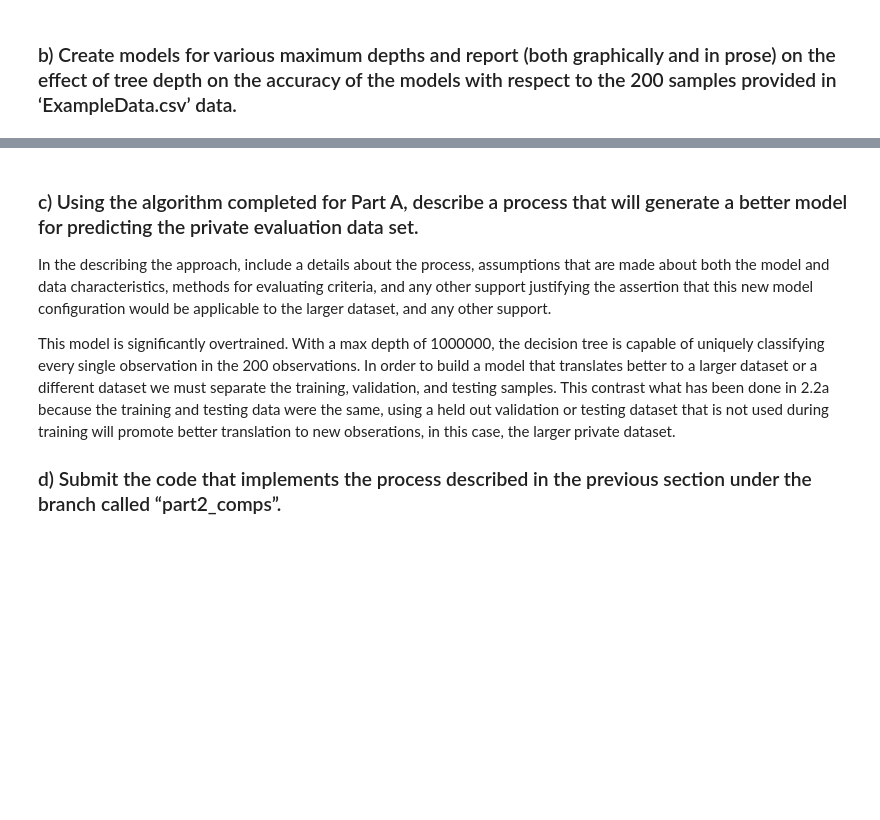
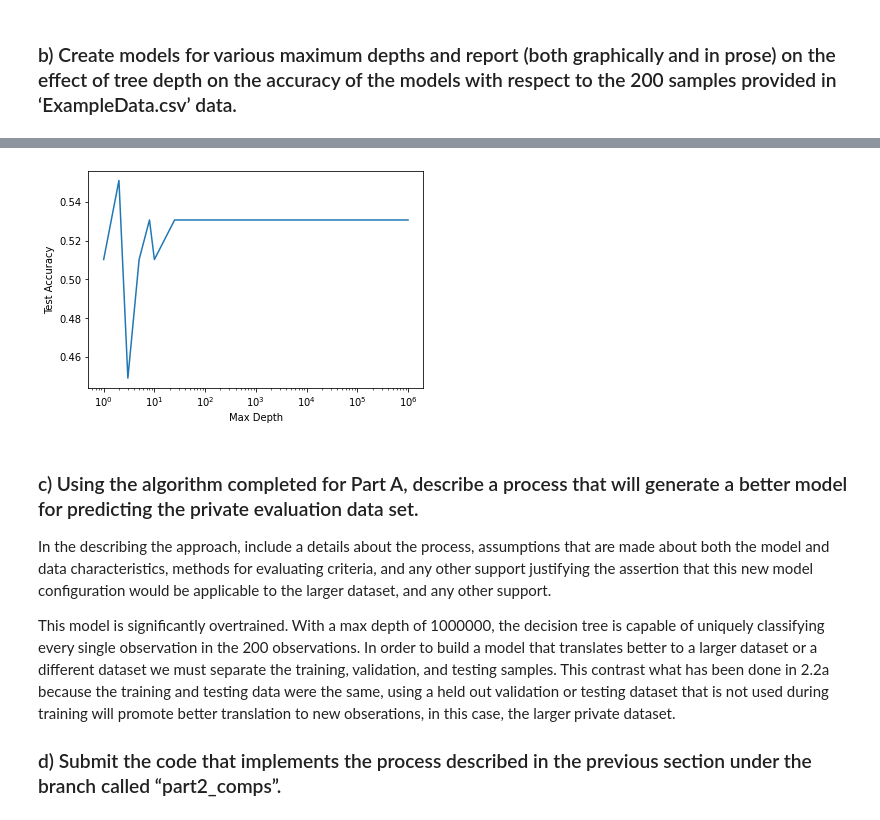
Before and after one commit to ericpahl/decision-tree-cart, a Jupyter notebook: comp-part2-machine-learning.ipynb, the cells around one changed output, grey strips where cells are left out. Saved outputs shown, nothing was run; the diff lists cells and outputs as text; code cells hidden in the pictures; blank space fills up the shorter version.

Commit message:
max depths for training and test accuracy

```diff
--- a/comp-part2-machine-learning.ipynb
+++ b/comp-part2-machine-learning.ipynb
@@ -181,5 +191,3 @@ Training Accuracy = 44.89795918367347%
 # %% [markdown]
 
 ### b)	Create models for various maximum depths and report (both graphically and in prose) on the effect of tree depth on the accuracy of the models with respect to the 200 samples provided in ‘ExampleData.csv’ data.
-# %%
-for i in range(1000, 1000000, )
@@ -188,3 +194,21 @@ SyntaxError: invalid syntax (<ipython-input-13-a63344da411b>, line 1)
+# %%
+max_depths = [1,2,3,5,8,10,25,75,150,1000,10000,100000,1000000]
+
+accu = []
+
+for i in range(len(max_depths)):
+    clftmp = cart.DecisionTreeClassifier(max_depth=max_depths[i])
+    clftmp.fit(X[:150,:],y[:150])
+    ytmp = clftmp.predict(X[151:,:])
+    accu.append(sum(ytmp == y[151:]) / len(ytmp))
+
+plt.plot(max_depths,accu)
+plt.xlabel('Max Depth')
+plt.xscale('log')
+plt.ylabel('Test Accuracy')
+plt.show()
+# %% [output]
+[figure, added]
 # %% [markdown]
 
 
```
Also changed, not shown: parts of 5 cells of this notebook.
